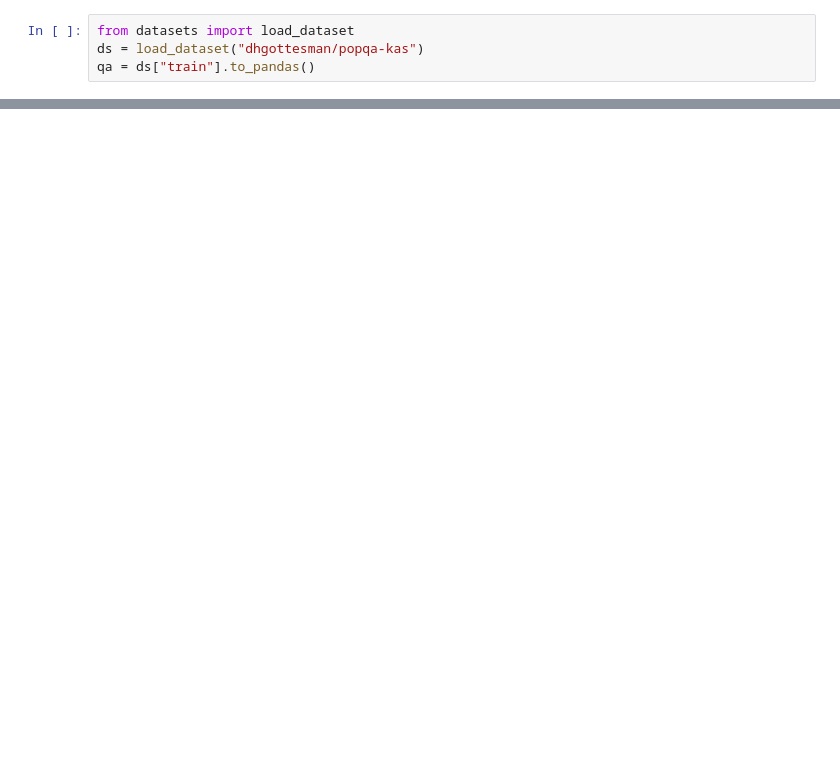
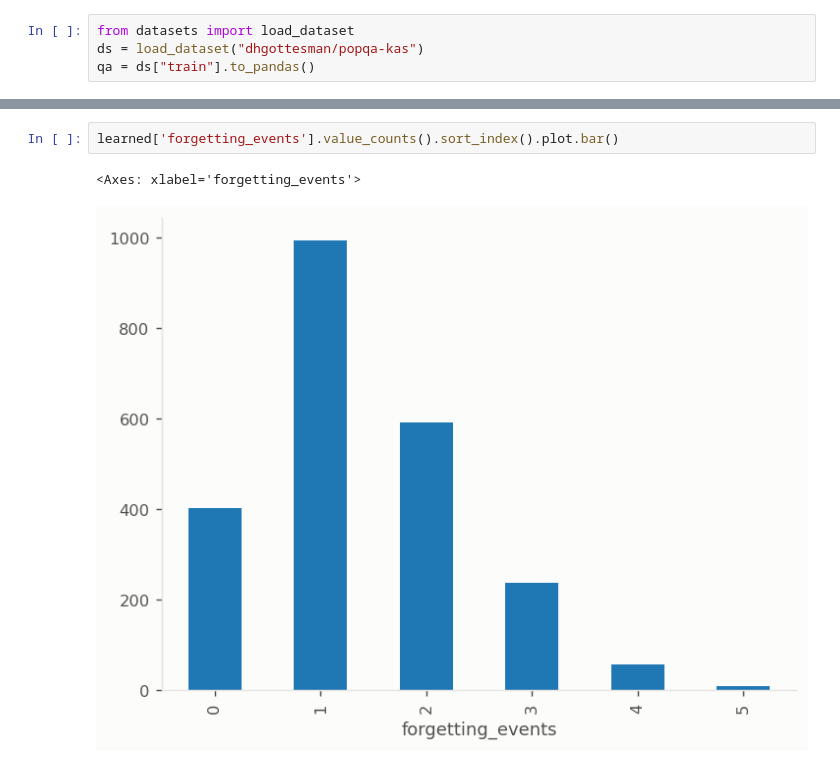
Before and after one commit to OvadiaOmer3/NLPFinalProject, a Jupyter notebook: explicit_mentions/analysis/baseline_performance/trajectory_analysis/trajectory_analysis.ipynb, the cells around one changed output, grey strips where cells are left out. Drawn from its saved outputs; the diff is of its cells as text; blank space fills up the shorter version.

```diff
--- a/explicit_mentions/analysis/compare_results/compare_results.ipynb
+++ b/explicit_mentions/analysis/baseline_performance/trajectory_analysis/trajectory_analysis.ipynb
@@ -86,0 +121,5 @@ dfs
+# %%
+learned['forgetting_events'].value_counts().sort_index().plot.bar()
+# %% [output]
+<Axes: xlabel='forgetting_events'>
+[figure, added]
```
Also changed, not shown: parts of 20 cells of this notebook, 8 other files.
